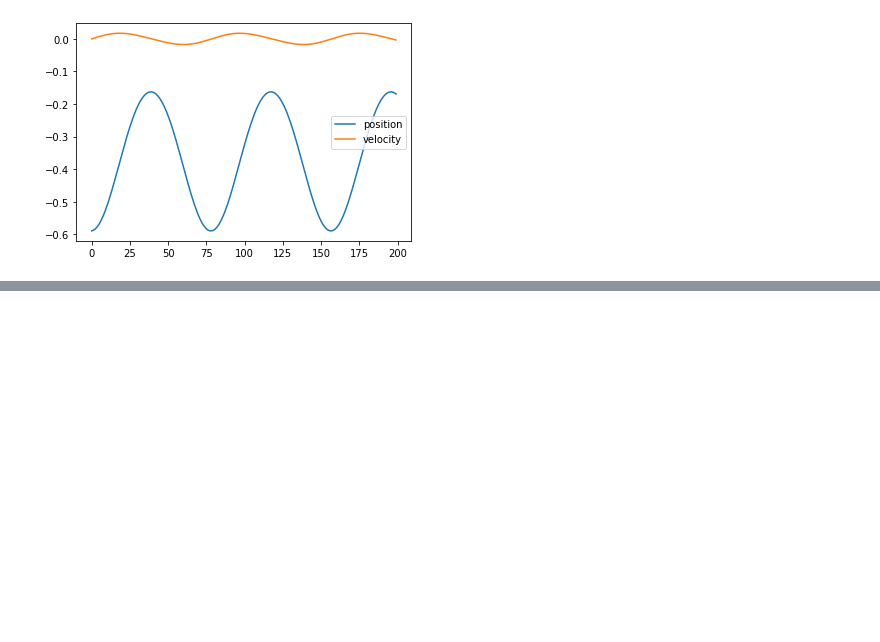
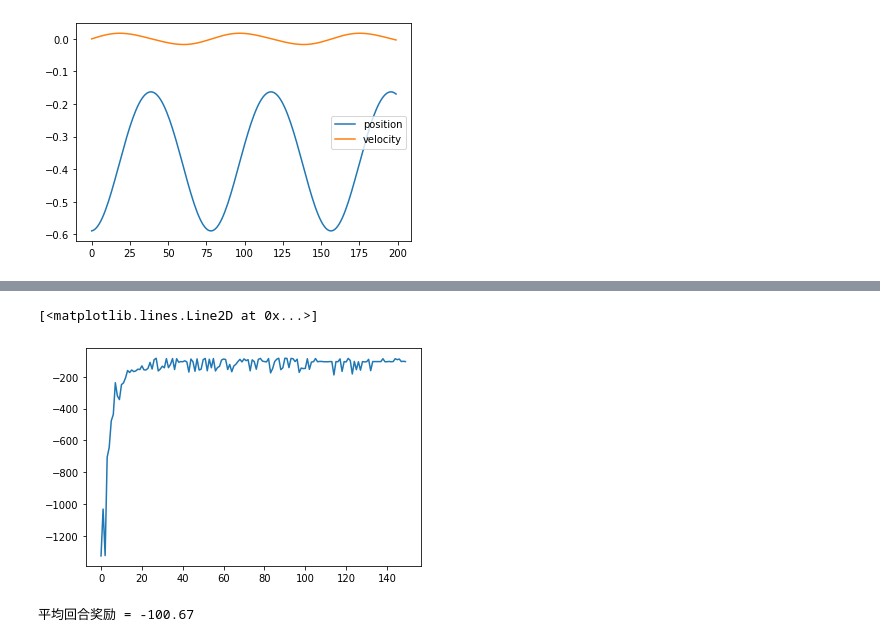
Before and after one commit to quqixun/RL-Python-Pytorch, a Jupyter notebook: Chapter6-函数近似方法/6.5-案例：小车上山.ipynb, the cells around one changed output, grey strips where cells are left out. Cells and saved outputs as stored; diff of their text form; code cells hidden in the pictures; blank space fills up the shorter version.

```diff
--- a/Chapter6-函数近似方法/6.5-案例：小车上山.ipynb
+++ b/Chapter6-函数近似方法/6.5-案例：小车上山.ipynb
@@ -132,0 +195,44 @@ def play_qlearning(env, agent, train=False, render=False):
+# %%
+# SARSA(lambda)算法智能体类
+
+class SARSALambdaAgent(SARSAAgent):
+
+    def __init__(self, env, layers=8, features=1893, gamma=1.0, learning_rate=0.03, epsilon=0.001, lambd=0.9):
+        super(SARSALambdaAgent, self).__init__(env, layers, features, gamma, learning_rate, epsilon)
+        self.lambd = lambd
+        self.z = np.zeros(features)
+        return
+
+    def learn(self, observation, action, reward, next_observation, done, next_action):
+        u = reward
+        if not done:
+            u += self.gamma * self.get_q(next_observation, next_action)
+            self.z *= self.gamma * self.lambd
+            features = self.encode(observation, action)
+            self.z[features] = 1.0
+        td_error = u - self.get_q(observation, action)
+        self.w += self.learning_rate * td_error * self.z
+        if done:
+            self.z = np.zeros_like(self.z)
+        return
+# %%
+# 训练SARSA(lambda)
+
+agent = SARSALambdaAgent(env)
+episodes = 150
+episode_rewards = []
+for _ in tqdm(range(episodes)):
+    episode_reward = play_sarsa(env, agent, train=True)
+    episode_rewards.append(episode_reward)
+plt.plot(episode_rewards)
+# %% [output]
+[<matplotlib.lines.Line2D at 0x...>]
+[figure, added]
+# %%
+# 测试SARSA(lambda)算法
+
+agent.epsilon = 0.0
+episode_rewards = [play_sarsa(env, agent) for _ in range(100)]
+print('平均回合奖励 = {} '.format(np.mean(episode_rewards)))
+# %% [output]
+平均回合奖励 = -100.67
```
Also changed, not shown: parts of 4 cells of this notebook.
